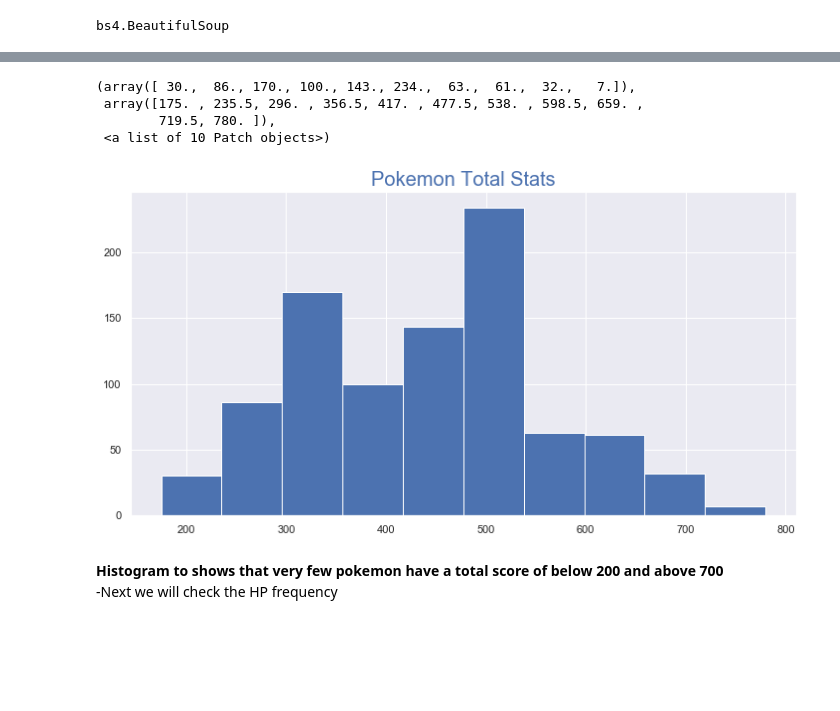
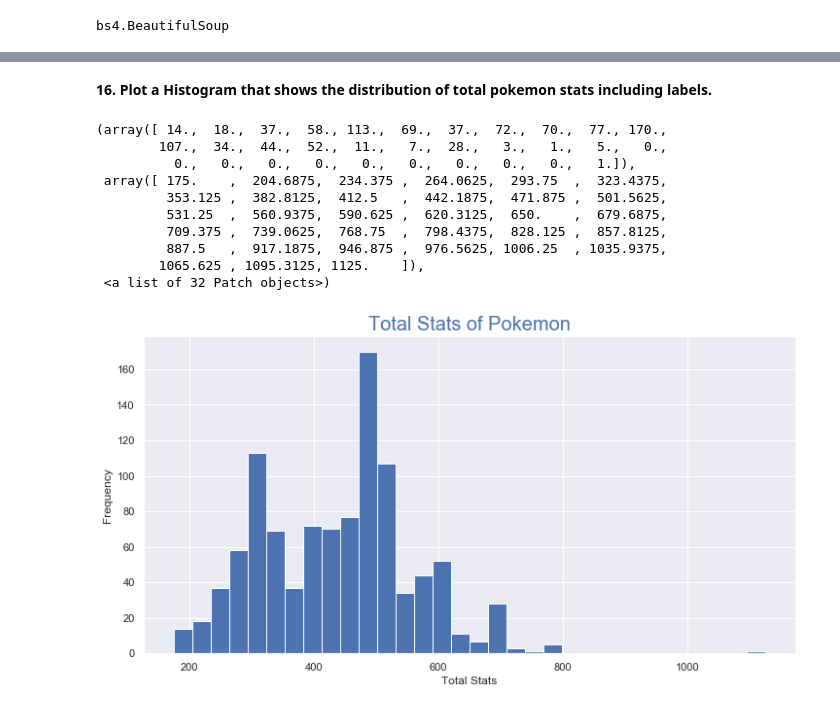
Before and after one commit to iarri/Pokemon-Data, a Jupyter notebook: Webscrape + Analysis of Pokemon Data.ipynb, the cells around one changed output, grey strips where cells are left out. Drawn from its saved outputs; the diff is of its cells as text; code cells hidden in the pictures; blank space fills up the shorter version.

```diff
--- a/Webscrape + Analysis of Pokemon Data.ipynb
+++ b/Webscrape + Analysis of Pokemon Data.ipynb
@@ -104,5 +119,5 @@ poke_df.head()
 # %%
-poke_df = poke_df[['Number','Name','Type','Total','HP','Attack','Defense','Sp_Attk','Sp_Def','Speed']]
+poke_df = poke_df[['NationalNo','Name','Type','HP','Attack','Defense','Sp.Atk','Sp.Def','Speed','Total','Average']]
 # %%
 poke_df.head()
 # %% [output]
@@ -162,7 +190,7 @@ for i in type1_2:
 # %%
 idx = 2
 poke_df.insert(loc=idx,column='Type_1',value=type_1)
-#poke_df.insert(loc=idx,column='Type_2',value=type_2)
+poke_df.insert(loc=idx,column='Type_2',value=type_2)
 # %%
 poke_df.head()
 # %% [output]
@@ -176,0 +205,3 @@ poke_df.head()
+# %%
+poke_df = poke_df[['NationalNo','Name','Type','Type_1','Type_2','HP','Attack','Defense','Sp.Atk','Sp.Def','Speed','Total','Average']]
+poke_df.head()
@@ -177,2 +217,2 @@ poke_df.head()
 # %%
-poke_df.drop('Type', axis=1, inplace=True)
+#poke_df.drop('Type', axis=1, inplace=True)
@@ -188,15 +232,24 @@ poke_df.head()
+# %% [markdown]
+**16. Plot a Histogram that shows the distribution of total pokemon stats including labels.**
 # %%
 sns.set()
 poke_df['Total'] = poke_df.Total.astype(int)
 
 plt.figure(figsize=(12,6))
-plt.title("Pokemon Total Stats", fontsize=20, color= 'b')
-plt.hist(poke_df['Total'])
+plt.title("Total Stats of Pokemon", fontsize=20, color= 'b')
+plt.xlabel('Total Stats')
+plt.ylabel('Frequency')
+
+plt.hist(poke_df['Total'],bins=32)
 # %% [output]
-(array([ 30.,  86., 170., 100., 143., 234.,  63.,  61.,  32.,   7.]),
- array([175. , 235.5, 296. , 356.5, 417. , 477.5, 538. , 598.5, 659. ,
-        719.5, 780. ]),
- <a list of 10 Patch objects>)
+(array([ 14.,  18.,  37.,  58., 113.,  69.,  37.,  72.,  70.,  77., 170.,
+        107.,  34.,  44.,  52.,  11.,   7.,  28.,   3.,   1.,   5.,   0.,
+          0.,   0.,   0.,   0.,   0.,   0.,   0.,   0.,   0.,   1.]),
+ array([ 175.    ,  204.6875,  234.375 ,  264.0625,  293.75  ,  323.4375,
+         353.125 ,  382.8125,  412.5   ,  442.1875,  471.875 ,  501.5625,
+         531.25  ,  560.9375,  590.625 ,  620.3125,  650.    ,  679.6875,
+         709.375 ,  739.0625,  768.75  ,  798.4375,  828.125 ,  857.8125,
+         887.5   ,  917.1875,  946.875 ,  976.5625, 1006.25  , 1035.9375,
+        1065.625 , 1095.3125, 1125.    ]),
+ <a list of 32 Patch objects>)
-[figure, old version]
+[figure, new version]
-# %% [markdown]
-**Histogram to shows that very few pokemon have a total score of below 200 and above 700**<br> -Next we will check the HP frequency
```
Also changed, not shown: parts of 54 cells of this notebook.
